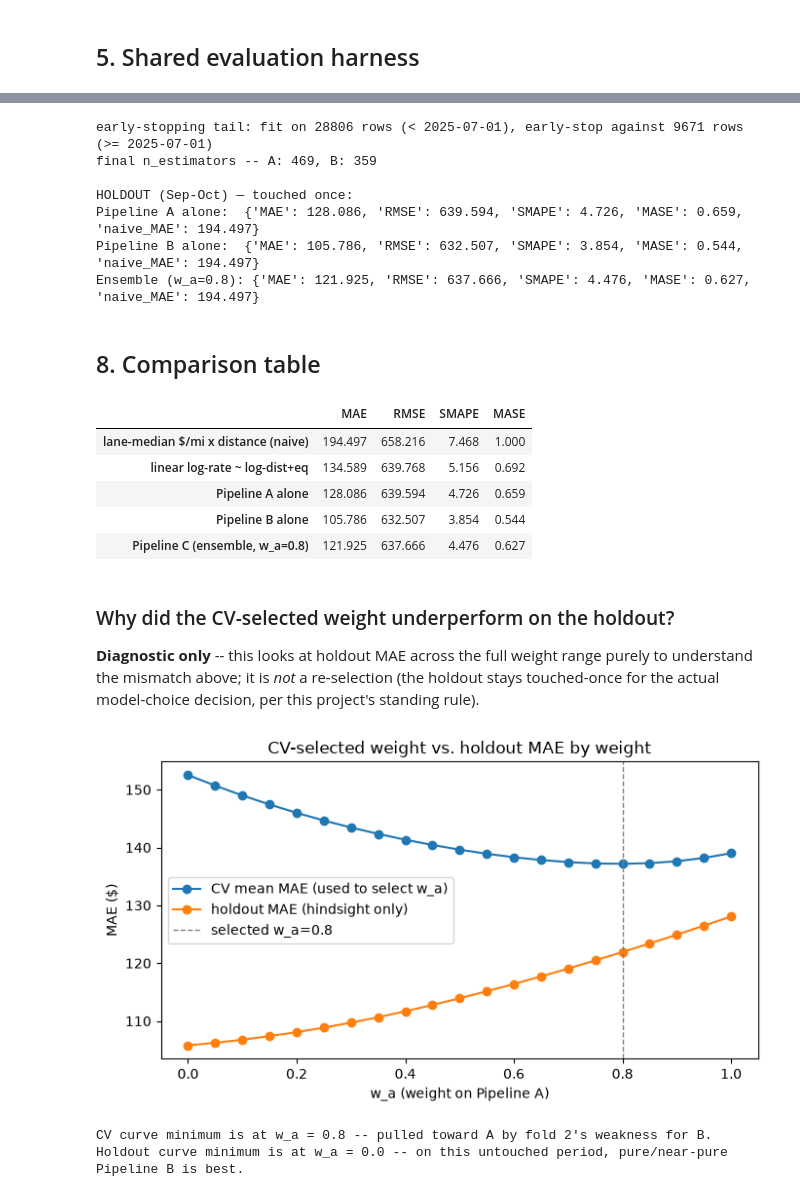
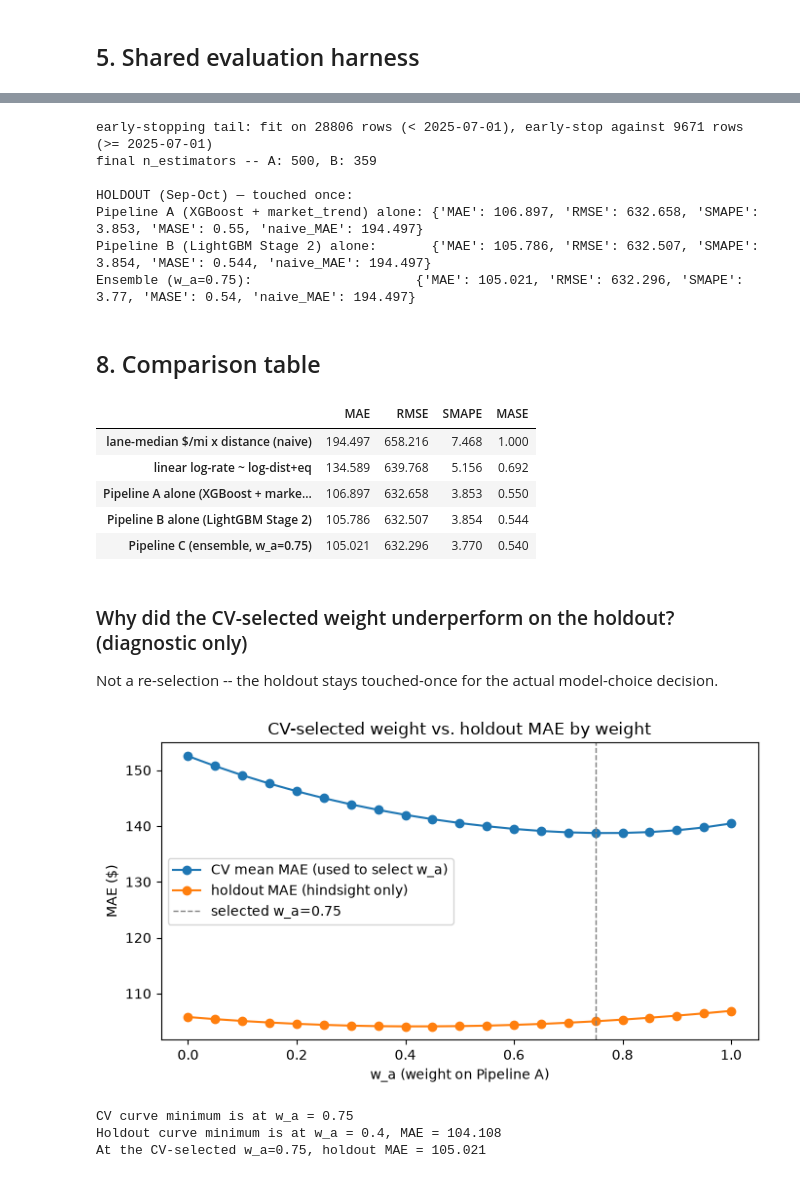
Before and after one commit to king17pvp/freight-rate-ml-assessment, a Jupyter notebook: notebooks/pipeline_c.ipynb, the cells around one changed output, grey strips where cells are left out. Cells and saved outputs as stored; diff of their text form; code cells hidden in the pictures.

Commit message:
feat: Close the A/B gap (market_trend, XGBoost), rebuild ensemble, plan submission

```diff
--- a/notebooks/pipeline_c.ipynb
+++ b/notebooks/pipeline_c.ipynb
@@ -255,7 +297,7 @@ def fit_lgb_b(X_train, y_train, X_val, y_val, n_estimators=None):
         X_train, y_train,
         eval_set=[(X_val, y_val)],
         categorical_feature=CATEGORICAL,
-        callbacks=[lgb.early_stopping(EARLY_STOPPING_PATIENCE, verbose=False)],
+        callbacks=[lgb.early_stopping(EARLY_STOPPING_ROUNDS, verbose=False)],
     )
     return model
 
@@ -298,14 +338,14 @@ fold_preds = {}
 for fold in result.folds:
     train_feat, val_feat = build_features(fold.train, fold.val)
 
-    # Component A
+    # Component A (XGBoost + market_trend)
     X_tr_a, X_va_a = train_feat[A_FEATURE_COLS], val_feat[A_FEATURE_COLS]
     y_tr_a = np.log1p(fold.train["posted_rate"])
     y_va_a = np.log1p(fold.val["posted_rate"])
-    model_a = fit_lgb_a(X_tr_a, y_tr_a, X_va_a, y_va_a, A_FEATURE_COLS)
-    pred_a = np.expm1(model_a.predict(X_va_a, num_iteration=model_a.best_iteration_))
+    model_a = fit_xgb_a(X_tr_a, y_tr_a, X_va_a, y_va_a, A_FEATURE_COLS)
+    pred_a = predict_xgb_a(model_a, X_va_a)
 
-    # Component B
+    # Component B (ETS + LightGBM offset)
     daily_train = build_daily_index(fold.train)["rpm_median"]
     daily_val_actual = build_daily_index(fold.val)["rpm_median"]
     horizon = len(daily_val_actual)
@@ -325,5 +365,5 @@ for fold in result.folds:
     fold_preds[fold.index] = dict(
         y_true=fold.val["posted_rate"].to_numpy(), pred_a=pred_a, pred_b=pred_b, naive_pred=naive_pred,
     )
-    print(f"fold {fold.index}: A best_iter={model_a.best_iteration_}, B best_iter={model_b.best_iteration_}")
+    print(f"fold {fold.index}: A best_iter={model_a.best_iteration}, B best_iter={model_b.best_iteration_}")
 # %% [output]
@@ -386,19 +425,19 @@ print(f"early-stopping tail: fit on {len(es_fit)} rows (< {es_tail_start.date()}
 es_fit_feat, es_val_feat = build_features(es_fit, es_val)
 pool_feat, holdout_feat = build_features(pool, holdout)
 
-# --- Component A final fit ---
+# --- Component A final fit (XGBoost) ---
 Xes_a_fit, Xes_a_val = es_fit_feat[A_FEATURE_COLS], es_val_feat[A_FEATURE_COLS]
 yes_a_fit = np.log1p(es_fit["posted_rate"])
 yes_a_val = np.log1p(es_val["posted_rate"])
-es_model_a = fit_lgb_a(Xes_a_fit, yes_a_fit, Xes_a_val, yes_a_val, A_FEATURE_COLS)
-n_estimators_a = es_model_a.best_iteration_
+es_model_a = fit_xgb_a(Xes_a_fit, yes_a_fit, Xes_a_val, yes_a_val, A_FEATURE_COLS)
+n_estimators_a = es_model_a.best_iteration + 1
 
 X_pool_a, X_holdout_a = pool_feat[A_FEATURE_COLS], holdout_feat[A_FEATURE_COLS]
 y_pool_a = np.log1p(pool["posted_rate"])
-final_model_a = fit_lgb_a(X_pool_a, y_pool_a, None, None, A_FEATURE_COLS, n_estimators=n_estimators_a)
+final_model_a = fit_xgb_a(X_pool_a, y_pool_a, None, None, A_FEATURE_COLS, n_estimators=n_estimators_a)
 holdout_pred_a = np.expm1(final_model_a.predict(X_holdout_a))
 
-# --- Component B final fit ---
+# --- Component B final fit (LightGBM) ---
 daily_pool = build_daily_index(pool)["rpm_median"]
 daily_holdout_index = build_daily_index(holdout).index
 stage1_fc_holdout = pd.Series(ets_forecast(daily_pool, len(daily_holdout_index)), index=daily_holdout_index)
@@ -430,17 +469,17 @@ score_b = score(holdout["posted_rate"].to_numpy(), holdout_pred_b, naive_pred_ho
 score_c = score(holdout["posted_rate"].to_numpy(), holdout_pred_c, naive_pred_holdout)
 
 print("\nHOLDOUT (Sep-Oct) — touched once:")
-print("Pipeline A alone: ", {k: round(v, 3) for k, v in score_a.items()})
-print("Pipeline B alone: ", {k: round(v, 3) for k, v in score_b.items()})
-print(f"Ensemble (w_a={BEST_W}):", {k: round(v, 3) for k, v in score_c.items()})
+print("Pipeline A (XGBoost + market_trend) alone:", {k: round(v, 3) for k, v in score_a.items()})
+print("Pipeline B (LightGBM Stage 2) alone:      ", {k: round(v, 3) for k, v in score_b.items()})
+print(f"Ensemble (w_a={BEST_W}):                    ", {k: round(v, 3) for k, v in score_c.items()})
 # %% [output]
 early-stopping tail: fit on 28806 rows (< 2025-07-01), early-stop against 9671 rows (>= 2025-07-01)
-final n_estimators -- A: 469, B: 359
+final n_estimators -- A: 500, B: 359
 
 HOLDOUT (Sep-Oct) — touched once:
-Pipeline A alone:  {'MAE': 128.086, 'RMSE': 639.594, 'SMAPE': 4.726, 'MASE': 0.659, 'naive_MAE': 194.497}
-Pipeline B alone:  {'MAE': 105.786, 'RMSE': 632.507, 'SMAPE': 3.854, 'MASE': 0.544, 'naive_MAE': 194.497}
-Ensemble (w_a=0.8): {'MAE': 121.925, 'RMSE': 637.666, 'SMAPE': 4.476, 'MASE': 0.627, 'naive_MAE': 194.497}
+Pipeline A (XGBoost + market_trend) alone: {'MAE': 106.897, 'RMSE': 632.658, 'SMAPE': 3.853, 'MASE': 0.55, 'naive_MAE': 194.497}
+Pipeline B (LightGBM Stage 2) alone:       {'MAE': 105.786, 'RMSE': 632.507, 'SMAPE': 3.854, 'MASE': 0.544, 'naive_MAE': 194.497}
+Ensemble (w_a=0.75):                     {'MAE': 105.021, 'RMSE': 632.296, 'SMAPE': 3.77, 'MASE': 0.54, 'naive_MAE': 194.497}
 # %% [markdown]
 ## 8. Comparison table
 # %%
@@ -456,8 +495,8 @@ compare = pd.DataFrame(
     {
         "lane-median $/mi x distance (naive)": lane_score,
         "linear log-rate ~ log-dist+eq": lin_score,
-        "Pipeline A alone": score_a,
-        "Pipeline B alone": score_b,
+        "Pipeline A alone (XGBoost + market_trend)": score_a,
+        "Pipeline B alone (LightGBM Stage 2)": score_b,
         f"Pipeline C (ensemble, w_a={BEST_W})": score_c,
     }
 ).T[["MAE", "RMSE", "SMAPE", "MASE"]]
@@ -466,37 +505,37 @@ display(compare.round(3))
 |  | MAE | RMSE | SMAPE | MASE |
 | lane-median $/mi x distance (naive) | 194.497 | 658.216 | 7.468 | 1.000 |
 | linear log-rate ~ log-dist+eq | 134.589 | 639.768 | 5.156 | 0.692 |
-| Pipeline A alone | 128.086 | 639.594 | 4.726 | 0.659 |
-| Pipeline B alone | 105.786 | 632.507 | 3.854 | 0.544 |
-| Pipeline C (ensemble, w_a=0.8) | 121.925 | 637.666 | 4.476 | 0.627 |
+| Pipeline A alone (XGBoost + marke... | 106.897 | 632.658 | 3.853 | 0.550 |
+| Pipeline B alone (LightGBM Stage 2) | 105.786 | 632.507 | 3.854 | 0.544 |
+| Pipeline C (ensemble, w_a=0.75) | 105.021 | 632.296 | 3.770 | 0.540 |
 # %% [markdown]
-### Why did the CV-selected weight underperform on the holdout?
+### Why did the CV-selected weight underperform on the holdout? (diagnostic only)
 
-**Diagnostic only** -- this looks at holdout MAE across the full weight range purely to
-understand the mismatch above; it is *not* a re-selection (the holdout stays touched-once for
-the actual model-choice decision, per this project's standing rule).
+Not a re-selection -- the holdout stays touched-once for the actual model-choice decision.
 # %%
 holdout_w_grid = []
 for w in W_GRID:
     blend = w * holdout_pred_a + (1 - w) * holdout_pred_b
     holdout_w_grid.append({"w_a": w, "holdout_MAE": mae(holdout["posted_rate"].to_numpy(), blend)})
 holdout_w_df = pd.DataFrame(holdout_w_grid)
 
 fig, ax = plt.subplots(figsize=(7, 4))
 ax.plot(grid_df.sort_values("w_a")["w_a"], grid_df.sort_values("w_a")["mean_MAE"], marker="o", label="CV mean MAE (used to select w_a)")
 ax.plot(holdout_w_df["w_a"], holdout_w_df["holdout_MAE"], marker="o", label="holdout MAE (hindsight only)")
 ax.axvline(BEST_W, color="gray", ls="--", lw=1, label=f"selected w_a={BEST_W}")
 ax.set_xlabel("w_a (weight on Pipeline A)")
 ax.set_ylabel("MAE ($)")
 ax.legend()
 ax.set_title("CV-selected weight vs. holdout MAE by weight")
 plt.tight_layout()
 plt.show()
 
-print("CV curve minimum is at w_a =", grid_df.iloc[0]["w_a"], "-- pulled toward A by fold 2's weakness for B.")
-print("Holdout curve minimum is at w_a =", holdout_w_df.sort_values("holdout_MAE").iloc[0]["w_a"],
-      "-- on this untouched period, pure/near-pure Pipeline B is best.")
+print("CV curve minimum is at w_a =", grid_df.iloc[0]["w_a"])
+best_holdout_row = holdout_w_df.sort_values("holdout_MAE").iloc[0]
+print(f"Holdout curve minimum is at w_a = {best_holdout_row['w_a']}, MAE = {best_holdout_row['holdout_MAE']:.3f}")
+print(f"At the CV-selected w_a={BEST_W}, holdout MAE = {holdout_w_df.loc[holdout_w_df['w_a'] == BEST_W, 'holdout_MAE'].iloc[0]:.3f}")
 # %% [output]
-[figure, old version]
+[figure, new version]
-CV curve minimum is at w_a = 0.8 -- pulled toward A by fold 2's weakness for B.
-Holdout curve minimum is at w_a = 0.0 -- on this untouched period, pure/near-pure Pipeline B is best.
+CV curve minimum is at w_a = 0.75
+Holdout curve minimum is at w_a = 0.4, MAE = 104.108
+At the CV-selected w_a=0.75, holdout MAE = 105.021
```
Also changed, not shown: parts of 18 cells of this notebook, 4 other files.
